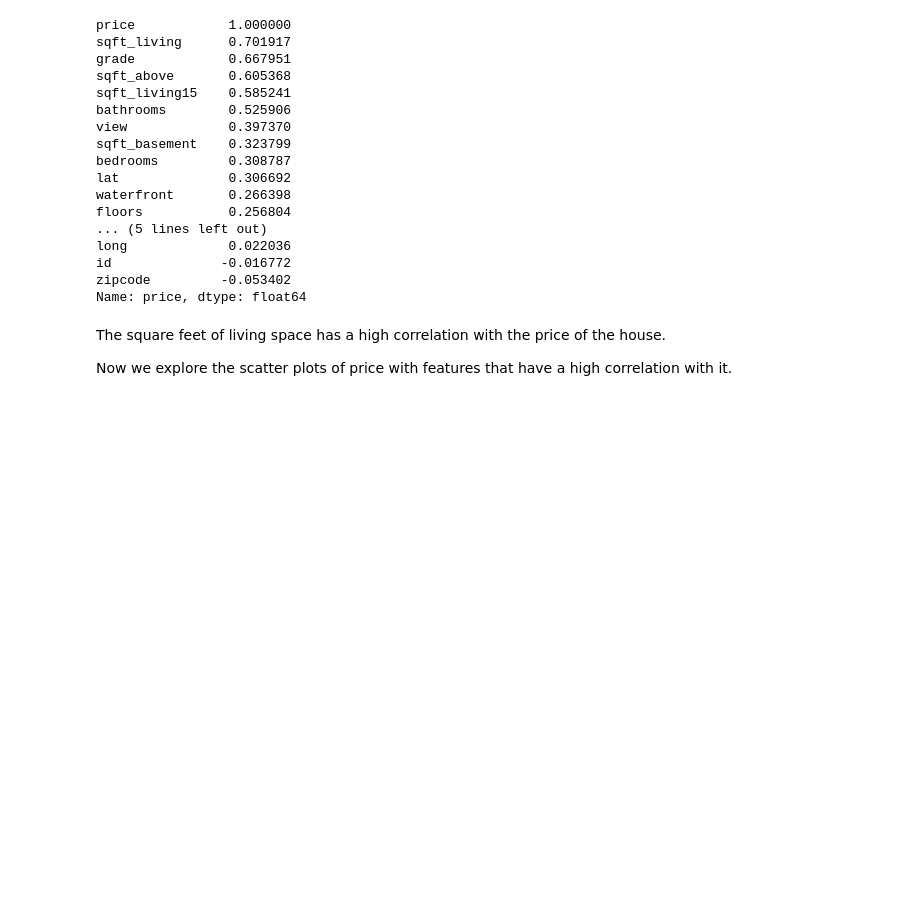
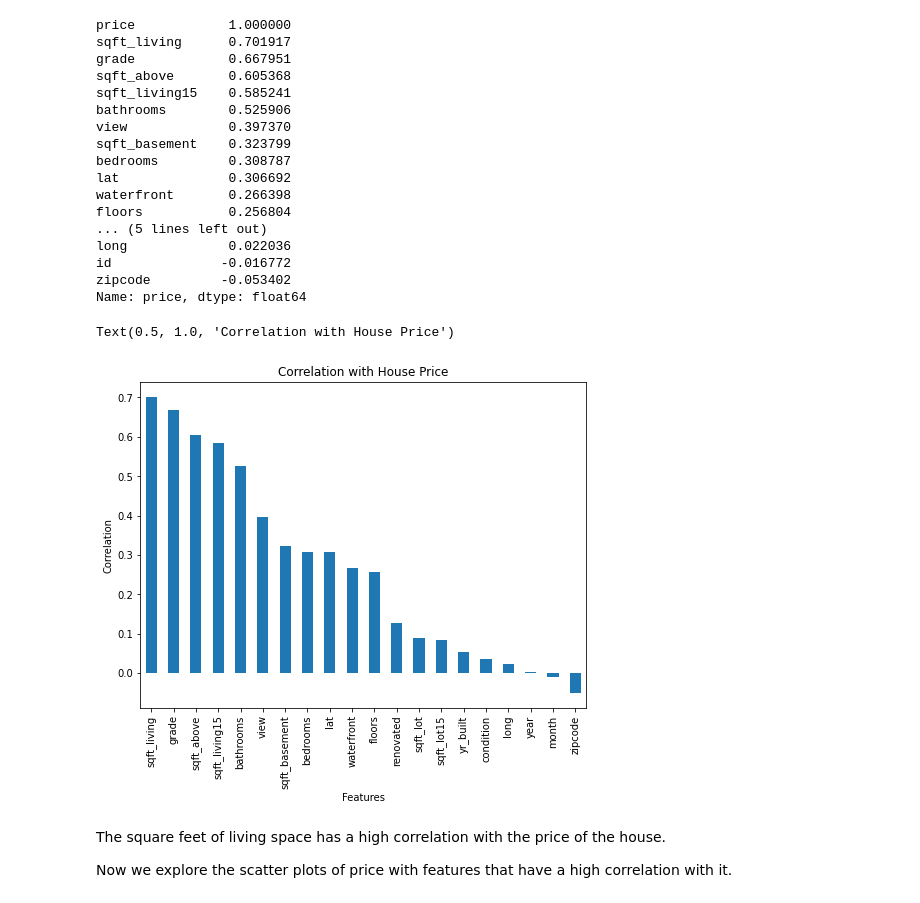
Before and after one commit to SohaMohajeri/House-Price-Predictions-by-Deep-Learning-with-TensorFlow, a Jupyter notebook: House Sales in King County,TensorFlow Regression Code.ipynb, the cells around one changed output. Saved outputs shown, nothing was run; the diff lists cells and outputs as text; code cells hidden in the pictures; blank space fills up the shorter version.

```diff
--- a/House Sales in King County,TensorFlow Regression Code.ipynb
+++ b/House Sales in King County,TensorFlow Regression Code.ipynb
@@ -157,6 +157,15 @@ long             0.022036
 id              -0.016772
 zipcode         -0.053402
 Name: price, dtype: float64
+# %%
+plt.figure(figsize=(8,6))
+df.corr()['price'].sort_values(ascending=False).drop('price').plot(kind='bar')
+plt.xlabel('Features')
+plt.ylabel('Correlation')
+plt.title('Correlation with House Price')
+# %% [output]
+Text(0.5, 1.0, 'Correlation with House Price')
+[figure, added]
 # %% [markdown]
 The square feet of living space has a high correlation with the price of the house.
 
```
Also changed, not shown: parts of 12 cells of this notebook.
